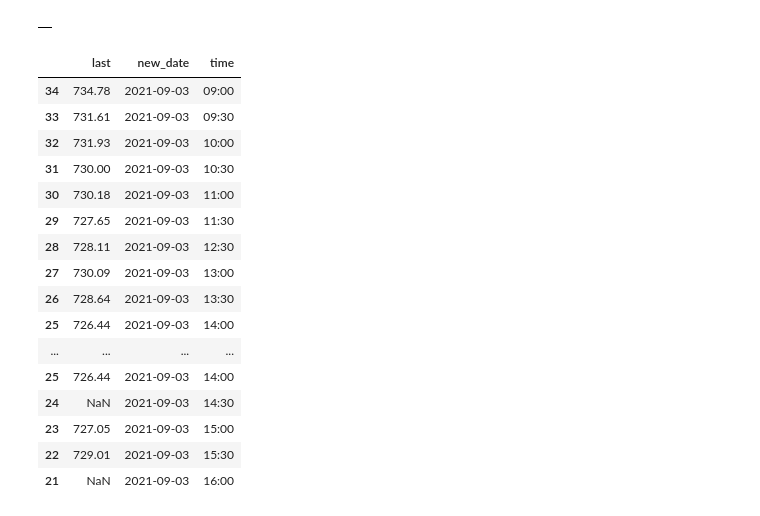
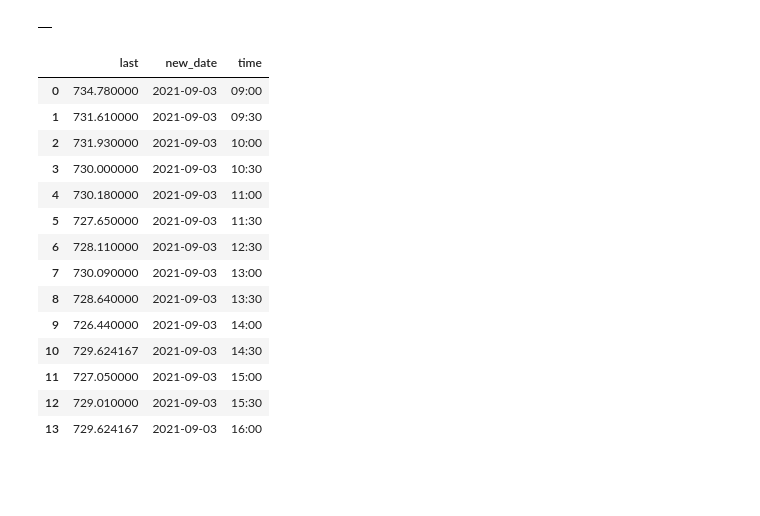
Before and after one commit to ZipcodeWizards/TwitterStockAnalysis, a Jupyter notebook: Jupyter Code References/TSLA Stock Price Cleaning.ipynb, the cells around one changed output. Cells and saved outputs as stored; diff of their text form; code cells hidden in the pictures; blank space fills up the shorter version.

```diff
--- a/Jupyter Code References/TSLA Stock Price Cleaning.ipynb
+++ b/Jupyter Code References/TSLA Stock Price Cleaning.ipynb
@@ -159,28 +159,28 @@ df_5
 # %%
 for index, row in df_4.iterrows():
     #print(row.to_frame())
     if row['time'] != '16:30':
         df_5 = df_5.append(row)
     else:
         break
 df_5 = df_5.drop(columns = 'date_est')
+df_5 = df_5.drop_duplicates().reset_index(drop = True)
+df_5 = df_5.fillna(df_5.mean())
 df_5
 # %% [output]
 |  | last | new_date | time |
-| 34 | 734.78 | 2021-09-03 | 09:00 |
-| 33 | 731.61 | 2021-09-03 | 09:30 |
-| 32 | 731.93 | 2021-09-03 | 10:00 |
-| 31 | 730.00 | 2021-09-03 | 10:30 |
-| 30 | 730.18 | 2021-09-03 | 11:00 |
-| 29 | 727.65 | 2021-09-03 | 11:30 |
-| 28 | 728.11 | 2021-09-03 | 12:30 |
-| 27 | 730.09 | 2021-09-03 | 13:00 |
-| 26 | 728.64 | 2021-09-03 | 13:30 |
-| 25 | 726.44 | 2021-09-03 | 14:00 |
-| ... | ... | ... | ... |
-| 25 | 726.44 | 2021-09-03 | 14:00 |
-| 24 | NaN | 2021-09-03 | 14:30 |
-| 23 | 727.05 | 2021-09-03 | 15:00 |
-| 22 | 729.01 | 2021-09-03 | 15:30 |
-| 21 | NaN | 2021-09-03 | 16:00 |
+| 0 | 734.780000 | 2021-09-03 | 09:00 |
+| 1 | 731.610000 | 2021-09-03 | 09:30 |
+| 2 | 731.930000 | 2021-09-03 | 10:00 |
+| 3 | 730.000000 | 2021-09-03 | 10:30 |
+| 4 | 730.180000 | 2021-09-03 | 11:00 |
+| 5 | 727.650000 | 2021-09-03 | 11:30 |
+| 6 | 728.110000 | 2021-09-03 | 12:30 |
+| 7 | 730.090000 | 2021-09-03 | 13:00 |
+| 8 | 728.640000 | 2021-09-03 | 13:30 |
+| 9 | 726.440000 | 2021-09-03 | 14:00 |
+| 10 | 729.624167 | 2021-09-03 | 14:30 |
+| 11 | 727.050000 | 2021-09-03 | 15:00 |
+| 12 | 729.010000 | 2021-09-03 | 15:30 |
+| 13 | 729.624167 | 2021-09-03 | 16:00 |
 # %%
```
Also changed, not shown: parts of 1 cell of this notebook.
